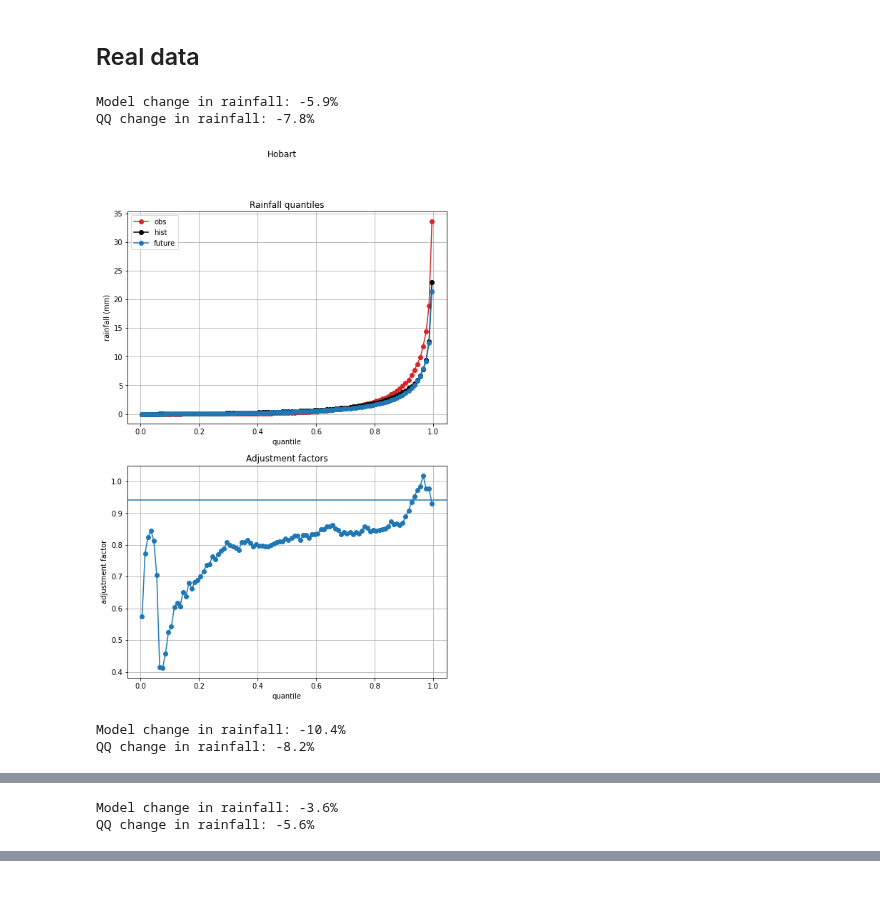
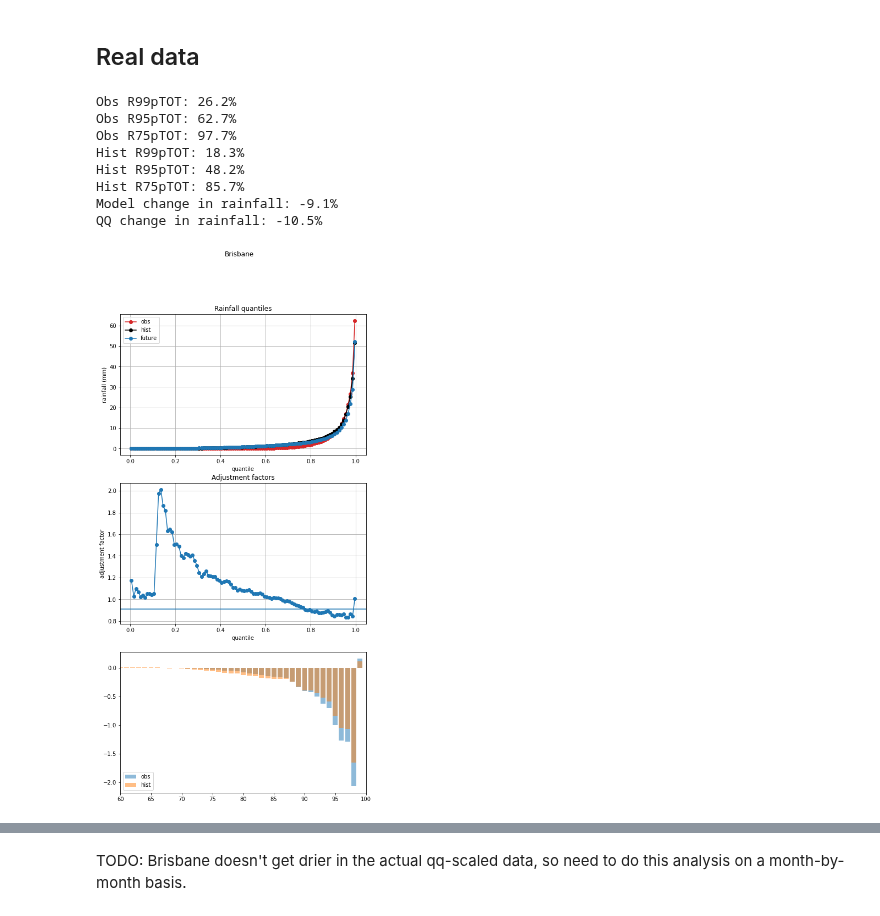
Before and after one commit to AusClimateService/qq-workflows, a Jupyter notebook: cih_paper/gamma.ipynb, the cells around one changed output, grey strips where cells are left out. Saved outputs shown, nothing was run; the diff lists cells and outputs as text; code cells hidden in the pictures; blank space fills up the shorter version.

Commit message:
Add relative change in each bucket

```diff
--- a/cih_paper/gamma.ipynb
+++ b/cih_paper/gamma.ipynb
@@ -222,9 +249,10 @@ def real_analysis(city, lat, lon):
     da_obs_point = da_obs_point.compute()
     obs_quantiles = utils.get_quantiles(da_obs_point, quantiles, timescale='annual')
 
-    fig = plt.figure(figsize=[8, 12])
-    ax1 = fig.add_subplot(211)
-    ax2 = fig.add_subplot(212)
+    fig = plt.figure(figsize=[8, 16])
+    ax1 = fig.add_subplot(311)
+    ax2 = fig.add_subplot(312)
+    ax3 = fig.add_subplot(313)
 
     plot_quantiles(ax1, quantiles, obs_quantiles, hist_quantiles, future_quantiles)
 
@@ -234,6 +262,29 @@ def real_analysis(city, lat, lon):
     adjustment_factors = future_quantiles / hist_quantiles
     plot_adjustments(ax2, quantiles, adjustment_factors, mean_scaling)
 
+    obs_pct_in_each_bin = get_pct_in_each_bin(da_obs_point)
+    hist_pct_in_each_bin = get_pct_in_each_bin(da_hist_point)
+    obs_change_in_each_bin = (obs_pct_in_each_bin * adjustment_factors.values) - obs_pct_in_each_bin
+    hist_change_in_each_bin = (hist_pct_in_each_bin * adjustment_factors.values) - hist_pct_in_each_bin
+    ax3.bar(np.arange(0, 100, 1), obs_change_in_each_bin, label='obs', alpha=0.5)
+    ax3.bar(np.arange(0, 100, 1), hist_change_in_each_bin, label='hist', alpha=0.5)
+    ax3.legend()
+    ax3.set_xlim(60, 100)
+
+    obs_r99ptot = rptot(da_obs_point, 0.99)
+    obs_r95ptot = rptot(da_obs_point, 0.95)
+    obs_r75ptot = rptot(da_obs_point, 0.75)
+    print(f'Obs R99pTOT: {obs_r99ptot:.1f}%')
+    print(f'Obs R95pTOT: {obs_r95ptot:.1f}%')
+    print(f'Obs R75pTOT: {obs_r75ptot:.1f}%')
+
+    hist_r99ptot = rptot(da_hist_point, 0.99)
+    hist_r95ptot = rptot(da_hist_point, 0.95)
+    hist_r75ptot = rptot(da_hist_point, 0.75)
+    print(f'Hist R99pTOT: {hist_r99ptot:.1f}%')
+    print(f'Hist R95pTOT: {hist_r95ptot:.1f}%')
+    print(f'Hist R75pTOT: {hist_r75ptot:.1f}%')
+
     model_change = ((future_mean - hist_mean) / hist_mean) * 100
     obs_adjusted = adjustment_factors * obs_quantiles
     qq_change = ((obs_adjusted.data.mean() - obs_quantiles.data.mean()) / obs_quantiles.data.mean()) * 100
@@ -258,12 +309,20 @@ city_lat_lon = {
     'Adelaide': (-34.9, 138.6),
 }
 # %%
-for city, coords in city_lat_lon.items():
-    lat, lon = coords
-    real_analysis(city, lat, lon)
+#for city, coords in city_lat_lon.items():
+#    lat, lon = coords
+#    print(city)
+#    real_analysis(city, lat, lon)
+
+lat, lon = city_lat_lon['Brisbane']
+real_analysis('Brisbane', lat, lon)
 # %% [output]
-Model change in rainfall: -5.9%
-QQ change in rainfall: -7.8%
+Obs R99pTOT: 26.2%
+Obs R95pTOT: 62.7%
+Obs R75pTOT: 97.7%
+Hist R99pTOT: 18.3%
+Hist R95pTOT: 48.2%
+Hist R75pTOT: 85.7%
+Model change in rainfall: -9.1%
+QQ change in rainfall: -10.5%
-[figure, old version]
+[figure, new version]
-Model change in rainfall: -10.4%
-QQ change in rainfall: -8.2%
@@ -271,2 +328,0 @@ QQ change in rainfall: -8.2%
-Model change in rainfall: -3.6%
-QQ change in rainfall: -5.6%
@@ -273,0 +329,2 @@ QQ change in rainfall: -5.6%
+# %% [markdown]
+TODO: Brisbane doesn't get drier in the actual qq-scaled data, so need to do this analysis on a month-by-month basis.
```
Also changed, not shown: parts of 21 cells of this notebook.
